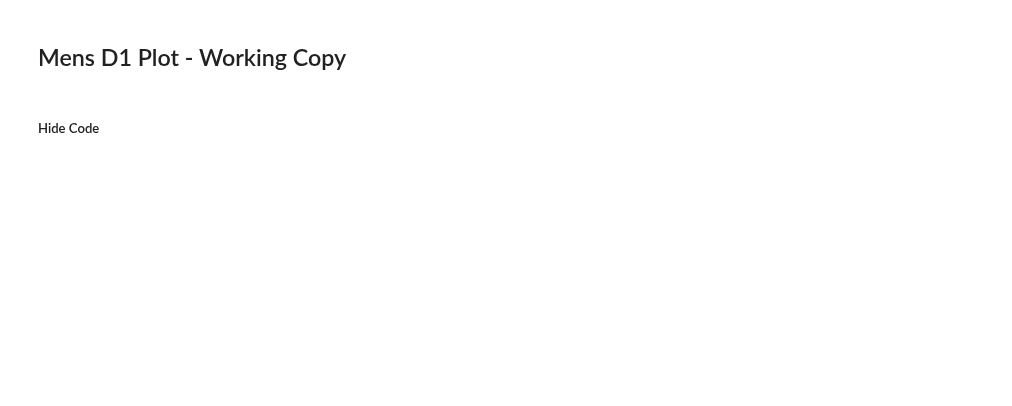
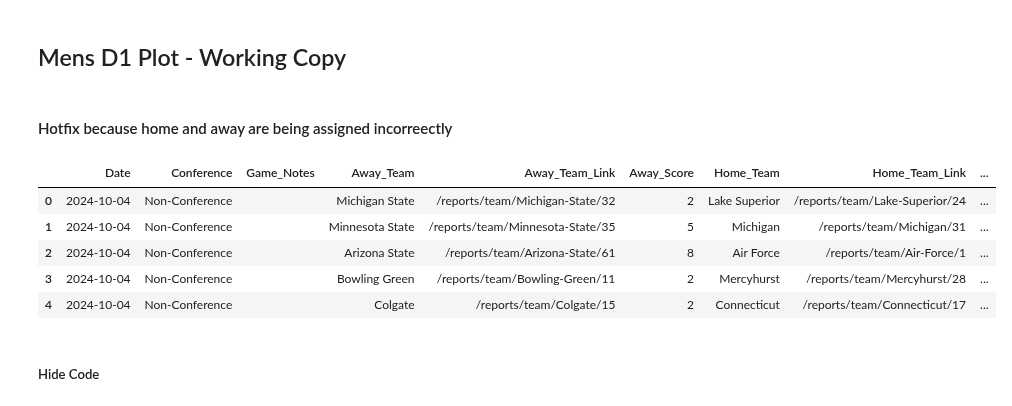
Before and after one commit to JSmith1826/college_hockey_2425, a Jupyter notebook: workbook/scor-o_viz_book.ipynb, the cells around one changed output. Saved outputs shown, nothing was run; the diff lists cells and outputs as text; code cells hidden in the pictures; blank space fills up the shorter version.

```diff
--- a/workbook/scor-o_viz_book.ipynb
+++ b/workbook/scor-o_viz_book.ipynb
@@ -359,6 +350,28 @@ memory usage: 5.6+ KB
 # # filtered_data['Away_Score'].value_counts()
 # %% [markdown]
 ## Mens D1 Plot - Working Copy
+# %% [markdown]
+#### Hotfix because home and away are being assigned incorreectly
+# %%
+######### HOTFIX - Home and away are switched in the data ########
+####### Switch Home and Away Scores, teams, and links, ect. ########
+
+# # Switch Home and Away Scores
+# data['Home_Score'], data['Away_Score'] = data['Away_Score'], data['Home_Score']
+# data['Home_Team'], data['Away_Team'] = data['Away_Team'], data['Home_Team']
+# data['Home_Team_Link'], data['Away_Team_Link'] = data['Away_Team_Link'], data['Home_Team_Link']
+
+
+## SHOULD BE UNNECESSARY NOW THAT THE DATA IS CLEANED UP
+
+data.head()
+# %% [output]
+|  | Date | Conference | Game_Notes | Away_Team | Away_Team_Link | Away_Score | Home_Team | Home_Team_Link | ... |
+| 0 | 2024-10-04 | Non-Conference |  | Michigan State | /reports/team/Michigan-State/32 | 2 | Lake Superior | /reports/team/Lake-Superior/24 | ... |
+| 1 | 2024-10-04 | Non-Conference |  | Minnesota State | /reports/team/Minnesota-State/35 | 5 | Michigan | /reports/team/Michigan/31 | ... |
+| 2 | 2024-10-04 | Non-Conference |  | Arizona State | /reports/team/Arizona-State/61 | 8 | Air Force | /reports/team/Air-Force/1 | ... |
+| 3 | 2024-10-04 | Non-Conference |  | Bowling Green | /reports/team/Bowling-Green/11 | 2 | Mercyhurst | /reports/team/Mercyhurst/28 | ... |
+| 4 | 2024-10-04 | Non-Conference |  | Colgate | /reports/team/Colgate/15 | 2 | Connecticut | /reports/team/Connecticut/17 | ... |
 # %% [markdown]
 ##### Hide Code
 # %%
```
Also changed, not shown: parts of 10 cells of this notebook, 1 other file.
